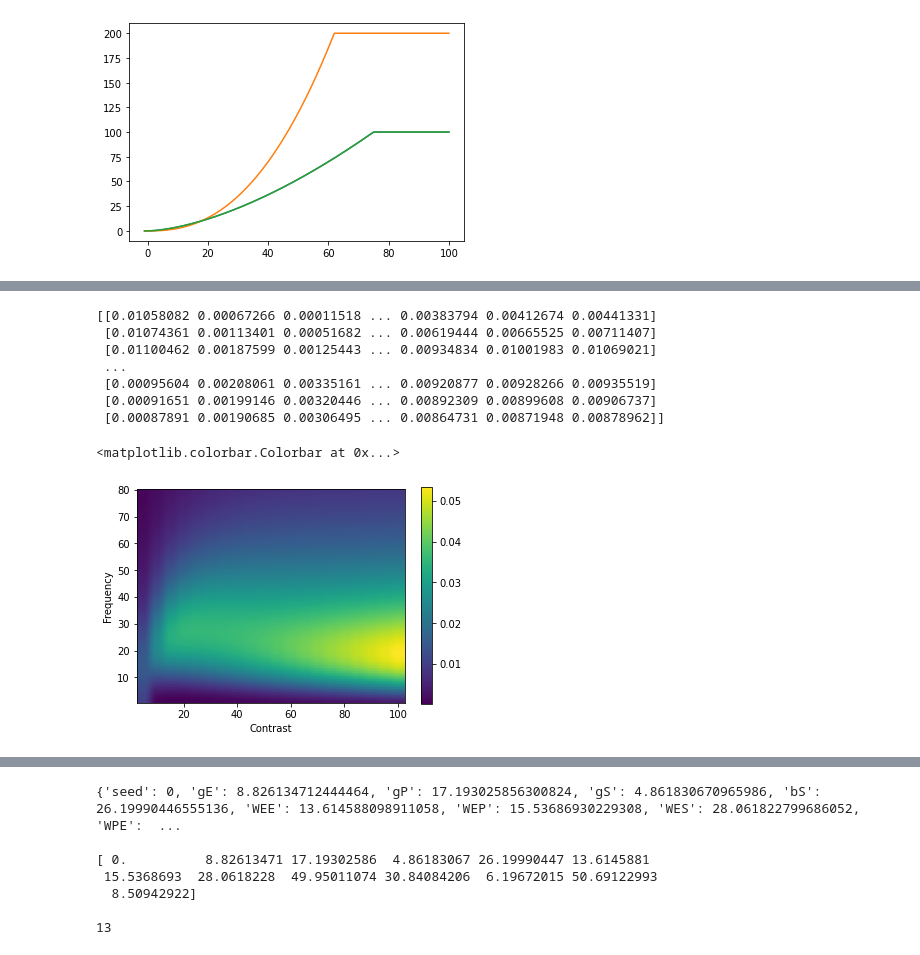
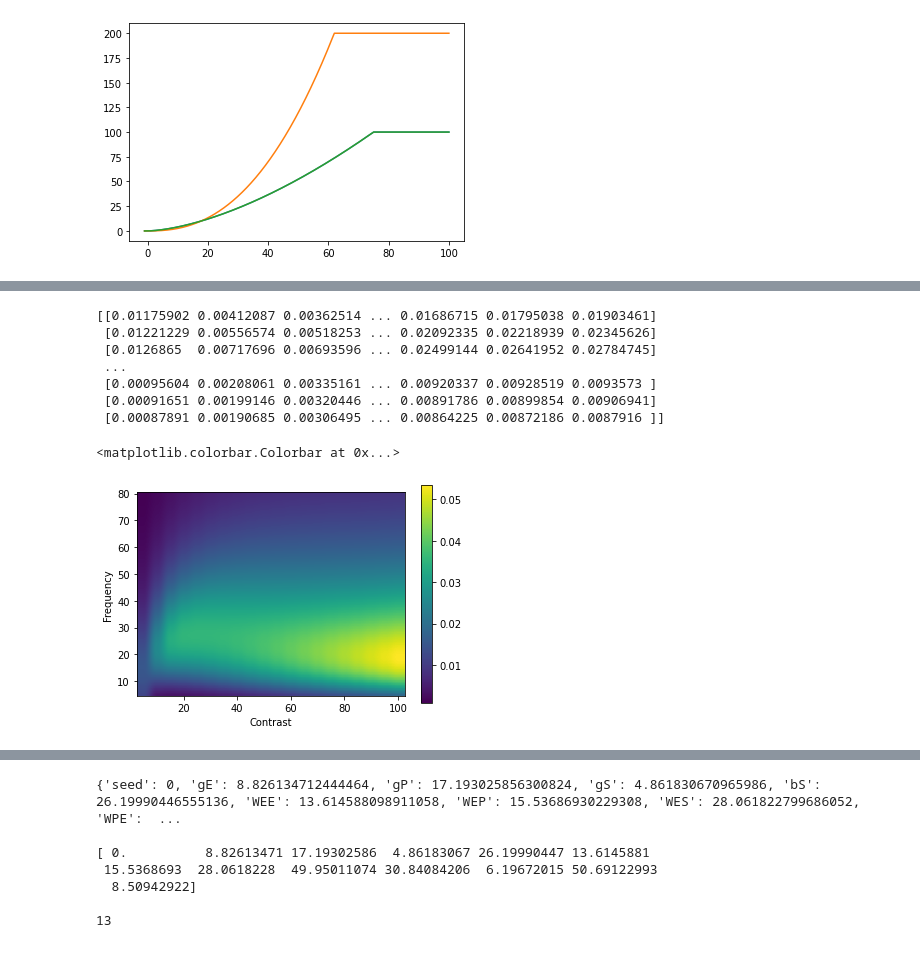
Before and after one commit to AddingAddict/MD_SOM_Gamma, a Jupyter notebook: notebooks/debug.ipynb, the cells around one changed output, grey strips where cells are left out. Saved outputs shown, nothing was run; the diff lists cells and outputs as text; code cells hidden in the pictures.

```diff
--- a/notebooks/debug.ipynb
+++ b/notebooks/debug.ipynb
@@ -86,29 +86,29 @@ plt.plot(cs,rs)
 # %%
 reload(sfun)
 
 Wlfp = np.vstack((np.hstack((W[:,0:1]/2,np.zeros((rp.n_types,rp.n_types-1)))),
                   np.hstack((W[:,0:1]/2,np.zeros((rp.n_types,rp.n_types-1)))),
                   np.hstack((np.zeros((rp.n_types,1)),W[:,1:]))))
 syn_taus = np.array([0.005,0.100,0.007])
 corr_tau = 0.005
 
-fs = np.linspace(1,80,(80-1)//1+1)
-As = sfun.calc_lfp_mult(rp,Wlfp,hs,syn_taus,corr_tau,vs,fs)
+fs = np.linspace(5,80,(80-5)//1+1)
+As = sfun.calc_lfp_mult(rp,Wlfp,np.sqrt(hs),syn_taus,corr_tau,vs,fs)
 
 print(As)
 
 plt.imshow(As,origin='lower',extent=((cs[0]-(cs[1]-cs[0])/2,cs[-1]+(cs[1]-cs[0])/2,
                                       fs[0]-(fs[1]-fs[0])/2,fs[-1]+(fs[1]-fs[0])/2)))
 plt.xlabel('Contrast')
 plt.ylabel('Frequency')
 plt.colorbar()
 # %% [output]
-[[0.01058082 0.00067266 0.00011518 ... 0.00383794 0.00412674 0.00441331]
- [0.01074361 0.00113401 0.00051682 ... 0.00619444 0.00665525 0.00711407]
- [0.01100462 0.00187599 0.00125443 ... 0.00934834 0.01001983 0.01069021]
+[[0.01175902 0.00412087 0.00362514 ... 0.01686715 0.01795038 0.01903461]
+ [0.01221229 0.00556574 0.00518253 ... 0.02092335 0.02218939 0.02345626]
+ [0.0126865  0.00717696 0.00693596 ... 0.02499144 0.02641952 0.02784745]
  ...
- [0.00095604 0.00208061 0.00335161 ... 0.00920877 0.00928266 0.00935519]
- [0.00091651 0.00199146 0.00320446 ... 0.00892309 0.00899608 0.00906737]
- [0.00087891 0.00190685 0.00306495 ... 0.00864731 0.00871948 0.00878962]]
+ [0.00095604 0.00208061 0.00335161 ... 0.00920337 0.00928519 0.0093573 ]
+ [0.00091651 0.00199146 0.00320446 ... 0.00891786 0.00899854 0.00906941]
+ [0.00087891 0.00190685 0.00306495 ... 0.00864225 0.00872186 0.0087916 ]]
 <matplotlib.colorbar.Colorbar at 0x...>
-[figure, old version]
+[figure, new version]
```
Also changed, not shown: parts of 3 cells of this notebook, 3 other files.
